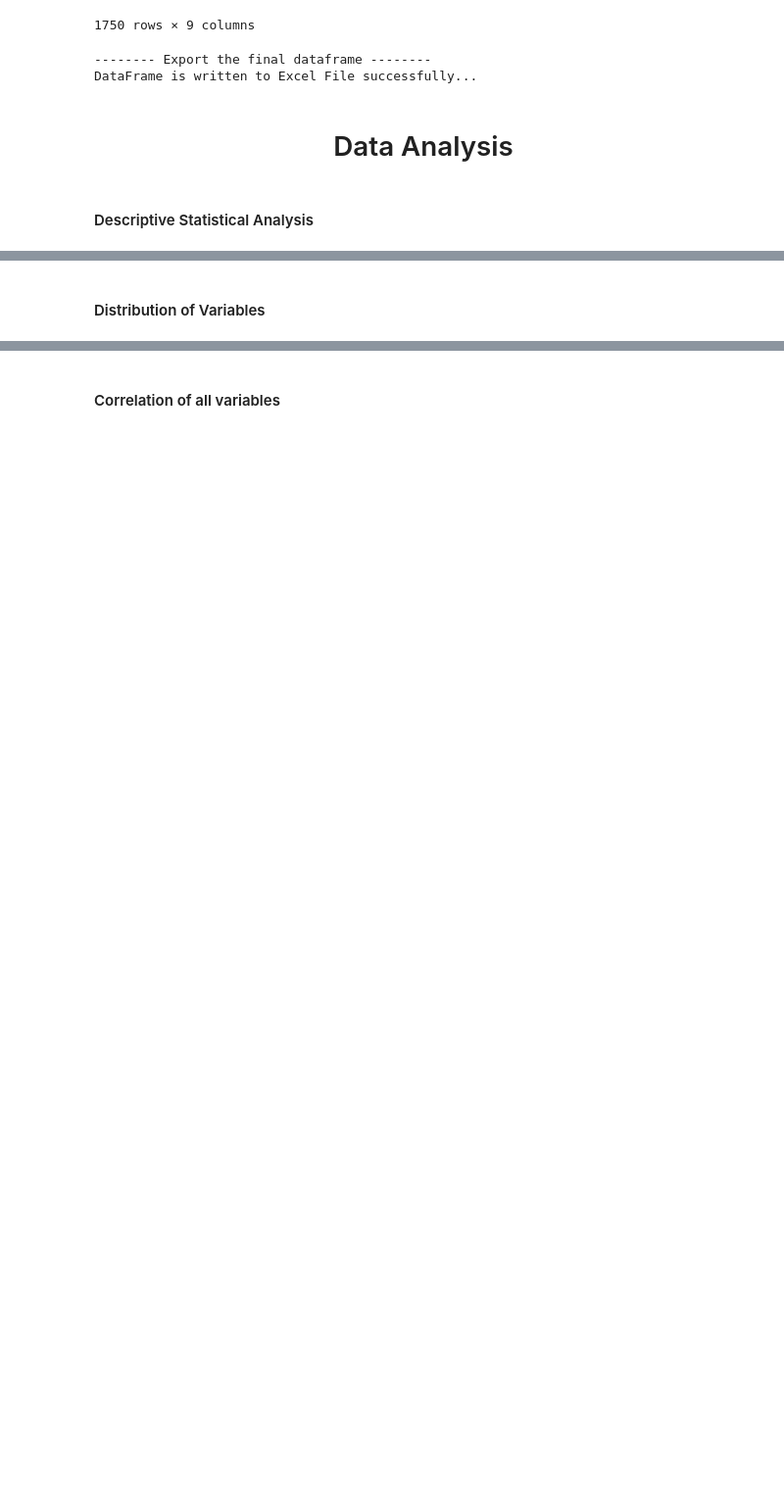
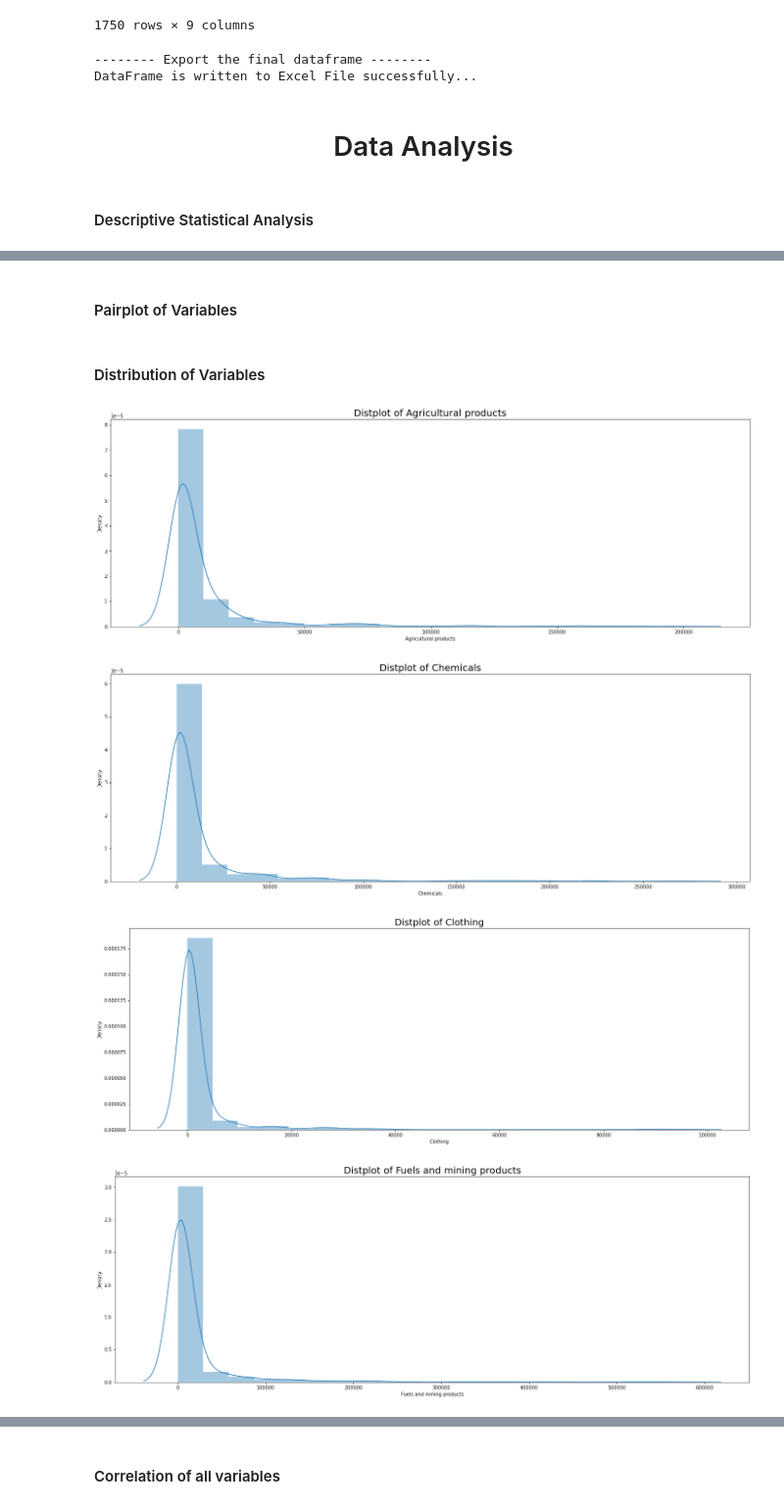
Before and after one commit to kesnel/ayiti-analytics-capstone-project, a Jupyter notebook: EDA.ipynb, the cells around one changed output, grey strips where cells are left out. Shown: that part at 98% size. Cells and saved outputs as stored; diff of their text form; code cells hidden in the pictures; blank space fills up the shorter version.

```diff
--- a/EDA.ipynb
+++ b/EDA.ipynb
@@ -381,0 +444,2 @@ df.describe()
+# %% [markdown]
+#### Pairplot of Variables
@@ -387,0 +452,13 @@ plt.show()
+# %%
+cols_for_dis = df.iloc[:,2:].columns
+
+for x in cols_for_dis:
+    plt.figure(1 , figsize = (24 , 8))
+    sns.distplot(df[x] , bins = 20)
+    plt.title('Distplot of {}'.format(x), size=20)
+    plt.show()
+# %% [output]
+[figure, added]
+[figure, added]
+[figure, added]
+[figure, added]
```
Also changed, not shown: parts of 84 cells of this notebook.
